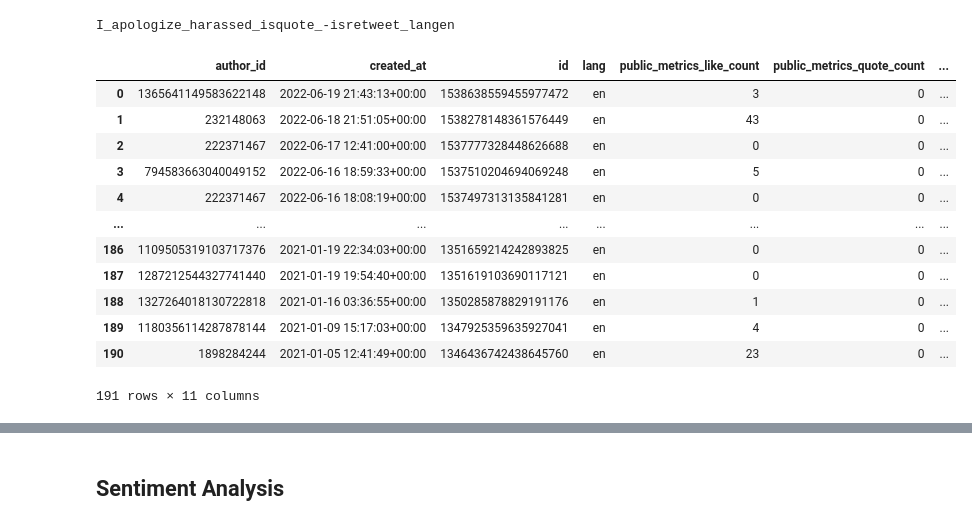
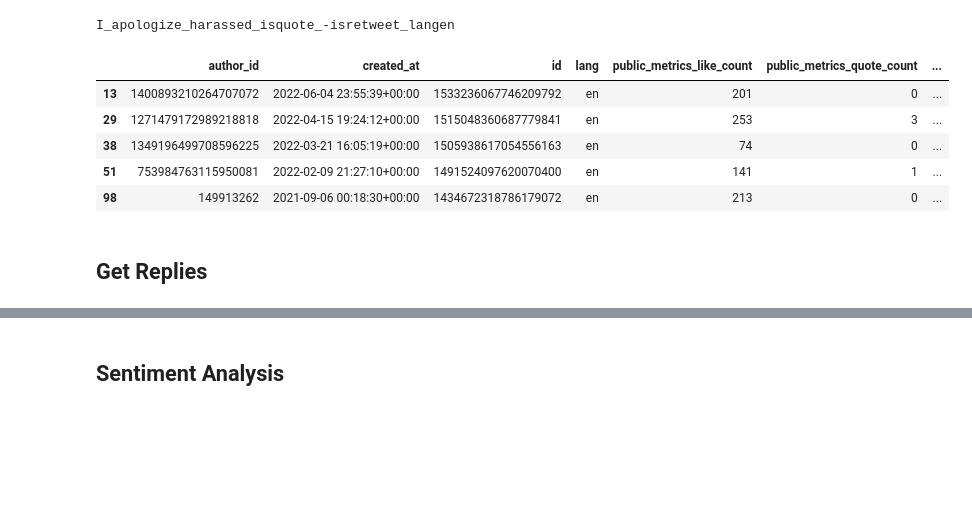
Before and after one commit to sepehrilami/OnlineHarassmentTwitter, a Jupyter notebook: main.ipynb, the cells around one changed output, grey strips where cells are left out. Cells and saved outputs as stored; diff of their text form; code cells hidden in the pictures; blank space fills up the shorter version.

```diff
--- a/main.ipynb
+++ b/main.ipynb
@@ -12,4 +15,4 @@ from textblob import TextBlob
 
 from TwitterApi.tweet_api import TweetCrawlerAcademic
 # %%
-pd.set_option('display.float_format',  '{:,.0f}'.format)
+pd.option_context('display.float_format',  float)
@@ -51,20 +58,17 @@ client.get_all_tweets(
     store_path=store_path
 )
 # %%
-pd.read_csv(f'{store_path}/page1/tweets.csv')
+tw = pd.read_csv(f'{store_path}/page1/tweets.csv')
+tw = tw[tw["public_metrics_reply_count"] >= 5]
+tw.head()
 # %% [output]
 |  | author_id | created_at | id | lang | public_metrics_like_count | public_metrics_quote_count | ... |
-| 0 | 1365641149583622148 | 2022-06-19 21:43:13+00:00 | 1538638559455977472 | en | 3 | 0 | ... |
-| 1 | 232148063 | 2022-06-18 21:51:05+00:00 | 1538278148361576449 | en | 43 | 0 | ... |
-| 2 | 222371467 | 2022-06-17 12:41:00+00:00 | 1537777328448626688 | en | 0 | 0 | ... |
-| 3 | 794583663040049152 | 2022-06-16 18:59:33+00:00 | 1537510204694069248 | en | 5 | 0 | ... |
-| 4 | 222371467 | 2022-06-16 18:08:19+00:00 | 1537497313135841281 | en | 0 | 0 | ... |
-| ... | ... | ... | ... | ... | ... | ... | ... |
-| 186 | 1109505319103717376 | 2021-01-19 22:34:03+00:00 | 1351659214242893825 | en | 0 | 0 | ... |
-| 187 | 1287212544327741440 | 2021-01-19 19:54:40+00:00 | 1351619103690117121 | en | 0 | 0 | ... |
-| 188 | 1327264018130722818 | 2021-01-16 03:36:55+00:00 | 1350285878829191176 | en | 1 | 0 | ... |
-| 189 | 1180356114287878144 | 2021-01-09 15:17:03+00:00 | 1347925359635927041 | en | 4 | 0 | ... |
-| 190 | 1898284244 | 2021-01-05 12:41:49+00:00 | 1346436742438645760 | en | 23 | 0 | ... |
+| 13 | 1400893210264707072 | 2022-06-04 23:55:39+00:00 | 1533236067746209792 | en | 201 | 0 | ... |
+| 29 | 1271479172989218818 | 2022-04-15 19:24:12+00:00 | 1515048360687779841 | en | 253 | 3 | ... |
+| 38 | 1349196499708596225 | 2022-03-21 16:05:19+00:00 | 1505938617054556163 | en | 74 | 0 | ... |
+| 51 | 753984763115950081 | 2022-02-09 21:27:10+00:00 | 1491524097620070400 | en | 141 | 1 | ... |
+| 98 | 149913262 | 2021-09-06 00:18:30+00:00 | 1434672318786179072 | en | 213 | 0 | ... |
-191 rows × 11 columns
+# %% [markdown]
+## Get Replies
 # %%
 def get_all_replies(client, path, conversation_id):
```
Also changed, not shown: parts of 24 cells of this notebook.
